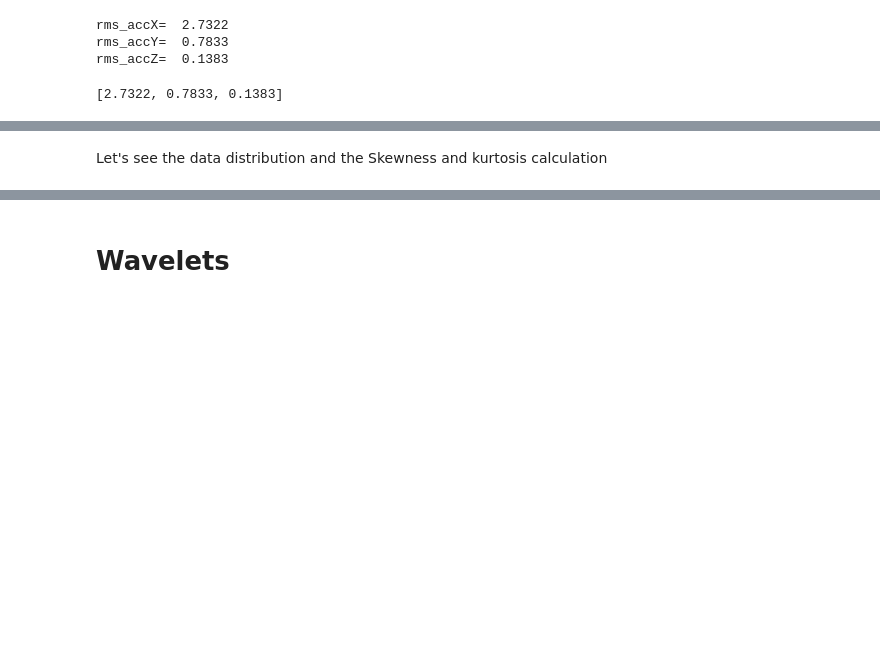
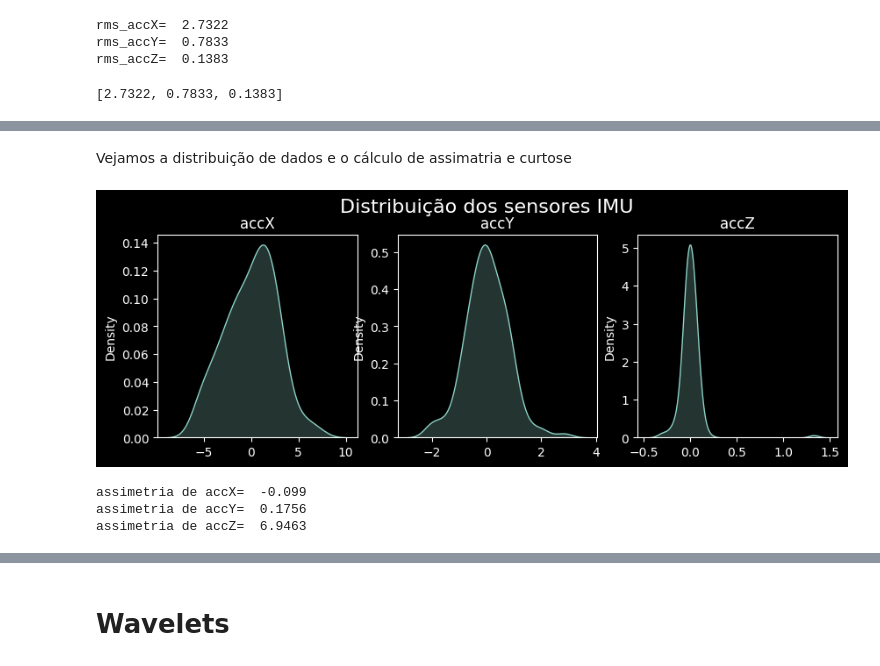
Before and after one commit to fabiobento/continuous-motion-recognition, a Jupyter notebook: Edge_Impulse_Spectral_Analysis_Block.ipynb, the cells around one changed output, grey strips where cells are left out. Cells and saved outputs as stored; diff of their text form; code cells hidden in the pictures; blank space fills up the shorter version.

```diff
--- a/Edge_Impulse_Spectral_Analysis_Block.ipynb
+++ b/Edge_Impulse_Spectral_Analysis_Block.ipynb
@@ -199,16 +207,22 @@ In statistics, skewness and kurtosis are two ways to measure the **shape of a di
 # %% [markdown]
-Let's see the data distribution and the Skewness and kurtosis calculation
+Vejamos a distribuição de dados e o cálculo de assimatria e curtose
 # %%
 fig, axes = plt.subplots(nrows=1, ncols=3, figsize=(10, 3))
 sns.kdeplot(accX, fill=True, ax=axes[0])
 sns.kdeplot(accY, fill=True, ax=axes[1])
 sns.kdeplot(accZ, fill=True, ax=axes[2])
 axes[0].set_title('accX')
 axes[1].set_title('accY')
 axes[2].set_title('accZ')
-plt.suptitle('IMU Sensors distribution', fontsize=16, y=1.02)
+plt.suptitle('Distribuição dos sensores IMU', fontsize=16, y=1.02)
 plt.show()
+# %% [output]
+[figure, added]
 # %%
 skew_list = [skew(x, bias=False) for x in sensors]
-[print('skew_'+x+'= ', round(y, 4)) for x,y in zip(axis, skew_list)][0]
+[print('assimetria de '+x+'= ', round(y, 4)) for x,y in zip(axis, skew_list)][0]
+# %% [output]
+assimetria de accX=  -0.099
+assimetria de accY=  0.1756
+assimetria de accZ=  6.9463
 # %%
```
Also changed, not shown: parts of 39 cells of this notebook.
